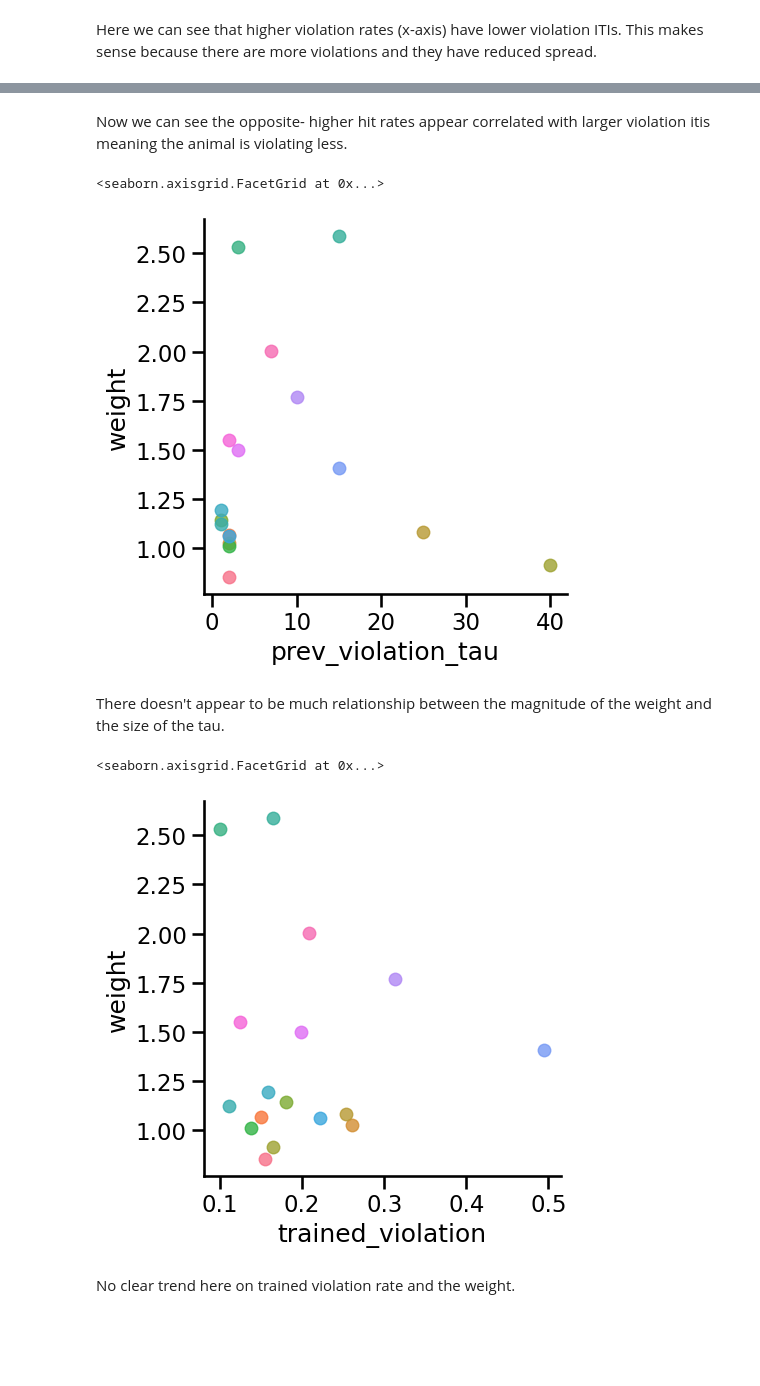
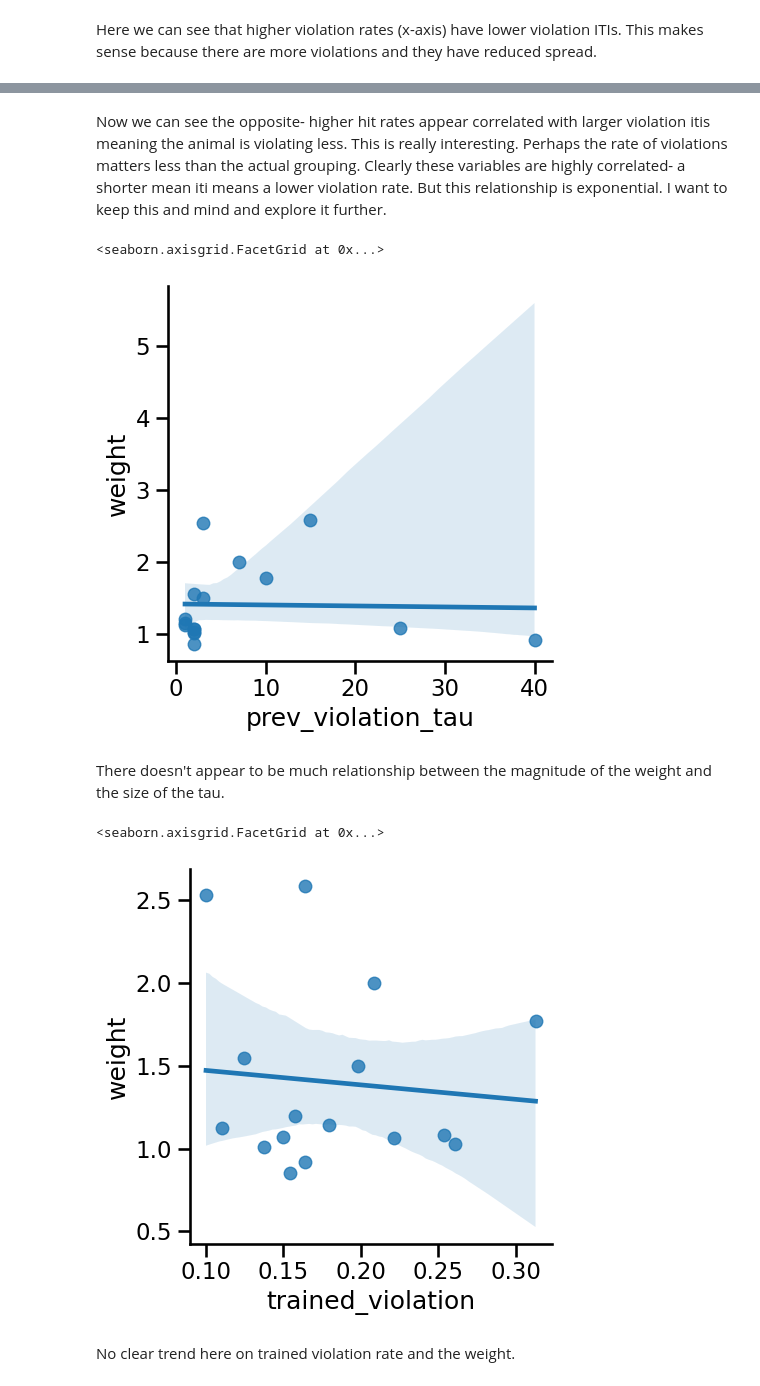
Before and after one commit to jess-breda/violations-multinomial, a Jupyter notebook: notebooks/EDA_03_filtered_prev_violation.ipynb, the cells around one changed output, grey strips where cells are left out. Saved outputs shown, nothing was run; the diff lists cells and outputs as text; code cells hidden in the pictures; blank space fills up the shorter version.

```diff
--- a/notebooks/EDA_03_filtered_prev_violation.ipynb
+++ b/notebooks/EDA_03_filtered_prev_violation.ipynb
@@ -302,29 +306,29 @@ sns.lmplot(
 # %% [markdown]
-Now we can see the opposite- higher hit rates appear correlated with larger violation itis meaning the animal is violating less.
+Now we can see the opposite- higher hit rates appear correlated with larger violation itis meaning the animal is violating less. This is really interesting. Perhaps the rate of violations matters less than the actual grouping. Clearly these variables are highly correlated- a shorter mean iti means a lower violation rate. But this relationship is exponential. I want to keep this and mind and explore it further.
 # %%
 sns.lmplot(
     data=weights_df,
     x="prev_violation_tau",
     y="weight",
-    hue="animal_id",
+    # hue="animal_id",
     legend=False,
 )
 # %% [output]
 <seaborn.axisgrid.FacetGrid at 0x...>
-[figure, old version]
+[figure, new version]
 # %% [markdown]
 There doesn't appear to be much relationship between the magnitude of the weight and the size of the tau.
 # %%
 sns.lmplot(
     data=weights_df,
     x="trained_violation",
     y="weight",
-    hue="animal_id",
+    # hue="animal_id",
     legend=False,
 )
 # %% [output]
 <seaborn.axisgrid.FacetGrid at 0x...>
-[figure, old version]
+[figure, new version]
 # %% [markdown]
 No clear trend here on trained violation rate and the weight.
 # %%
```
Also changed, not shown: parts of 17 cells of this notebook.
